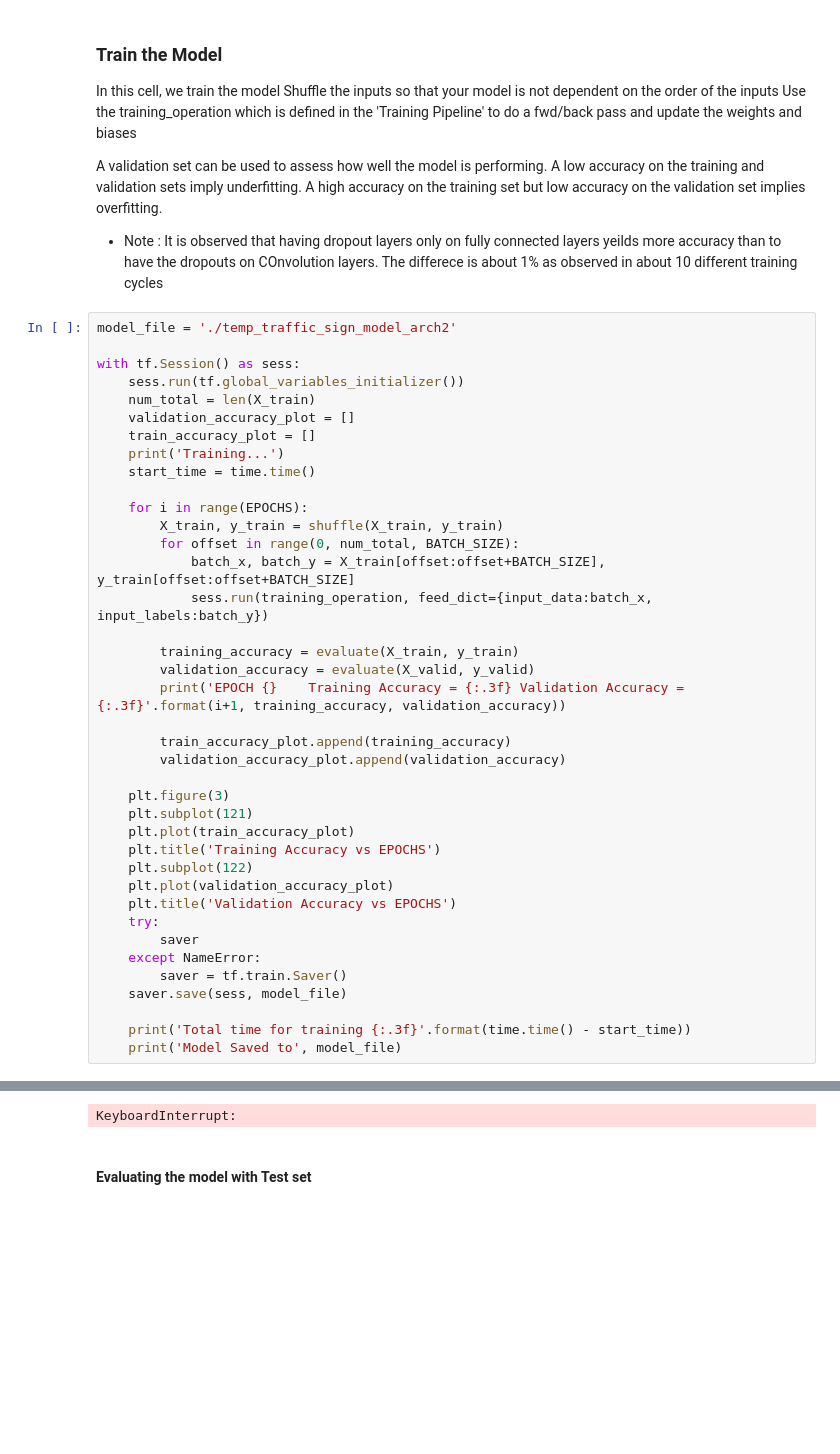
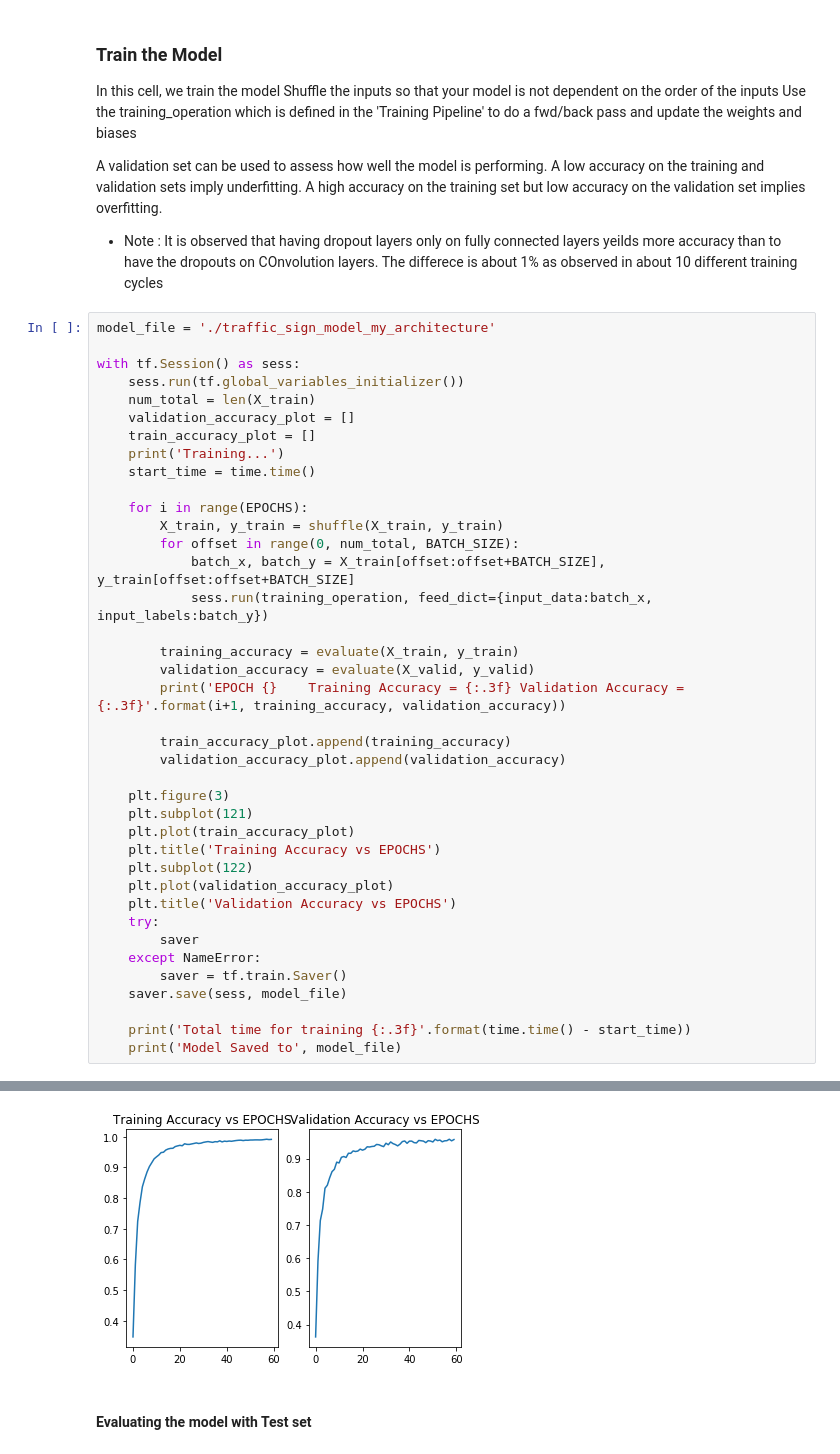
Before and after one commit to mymachinelearnings/CarND-Traffic-Sign-Classifier-Project, a Jupyter notebook: CopyCodeFromHereForUI.ipynb, the cells around one changed output, grey strips where cells are left out. Drawn from its saved outputs; the diff is of its cells as text; blank space fills up the shorter version.

```diff
--- a/CopyCodeFromHereForUI.ipynb
+++ b/CopyCodeFromHereForUI.ipynb
@@ -431,7 +431,7 @@ sets imply underfitting. A high accuracy on the training set but low accuracy on
 
 - Note : It is observed that having dropout layers only on fully connected layers yeilds more accuracy than to have the dropouts on COnvolution layers. The differece is about 1% as observed in about 10 different training cycles
 # %%
-model_file = './temp_traffic_sign_model_arch2'
+model_file = './traffic_sign_model_my_architecture'
 
 with tf.Session() as sess:
     sess.run(tf.global_variables_initializer())
@@ -476,4 +490,4 @@ EPOCH 2    Training Accuracy = 0.571 Validation Accuracy = 0.529
-KeyboardInterrupt:
+[figure, added]
 # %% [markdown]
 #### Evaluating the model with Test set
 # %%
```
Also changed, not shown: parts of 9 cells of this notebook, 5 other files.
